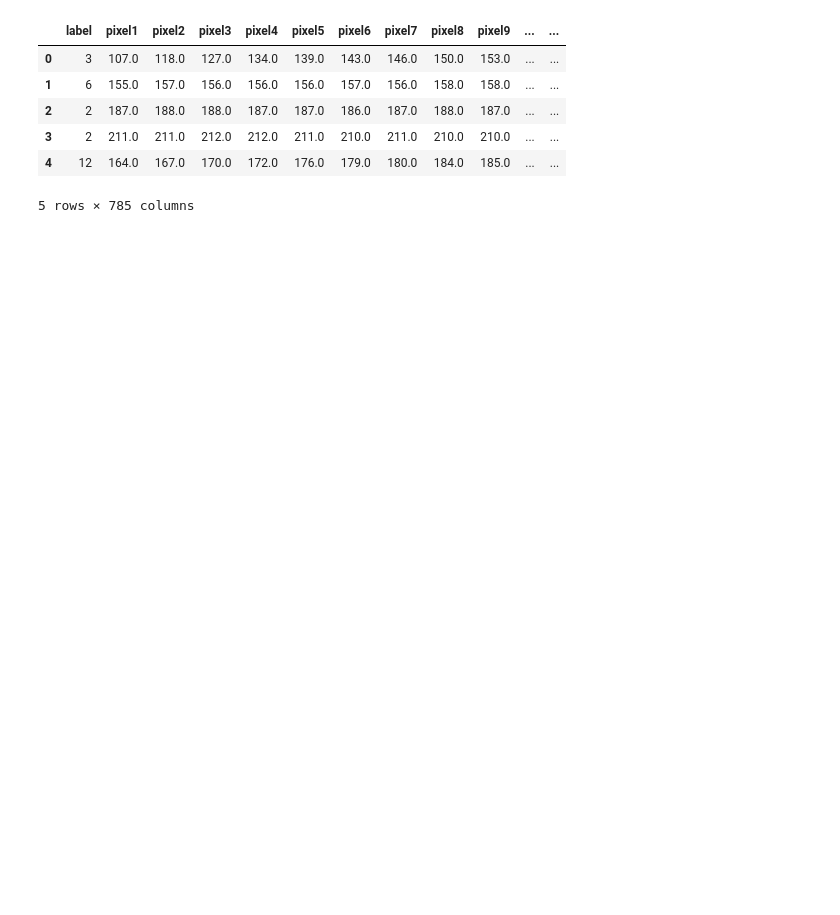
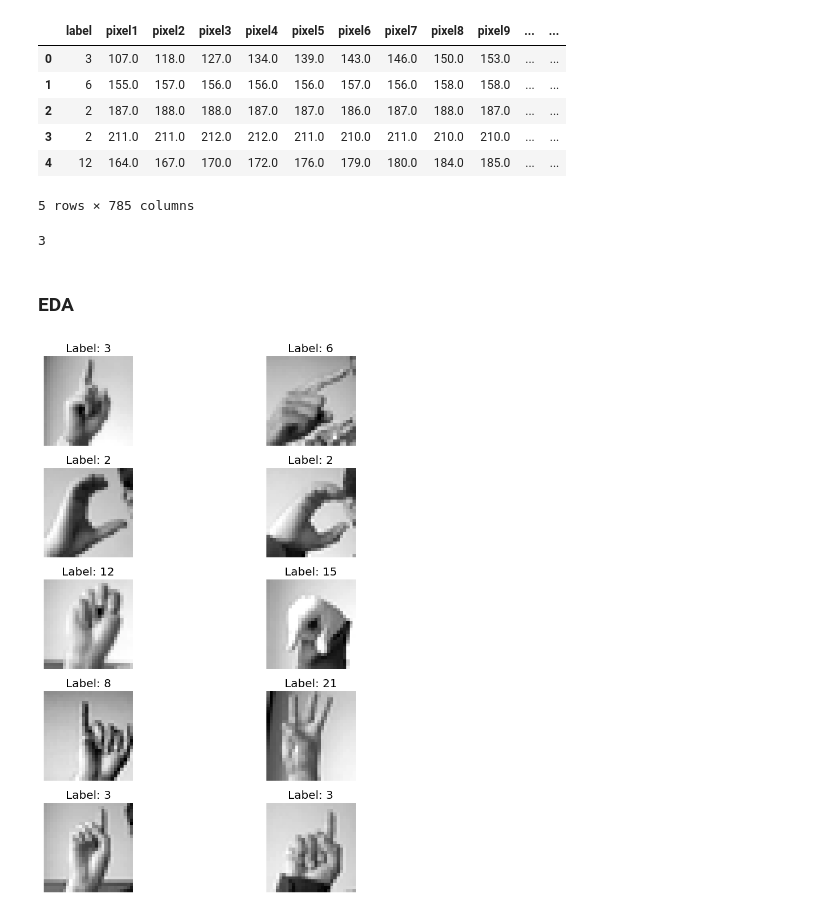
Before and after one commit to JamesMbeti/KSL-FINGERSPELLING-RECOGNITION, a Jupyter notebook: CNN2.ipynb, the cells around one changed output. Cells and saved outputs as stored; diff of their text form; code cells hidden in the pictures; blank space fills up the shorter version.

```diff
--- a/CNN2.ipynb
+++ b/CNN2.ipynb
@@ -23,6 +33,7 @@
 #importing necessary libraries
 import pandas as pd
 import numpy as np
+import seaborn as sns
 import matplotlib.pyplot as plt
 from PIL import Image
 from keras.preprocessing.image import ImageDataGenerator
@@ -30,3 +41,4 @@ from tensorflow.keras.utils import array_to_img, img_to_array
 import cv2
 
 np.random.seed(180)
+plt.style.use("ggplot")
@@ -153,3 +166,38 @@ train.head()
 | 3 | 2 | 211.0 | 211.0 | 212.0 | 212.0 | 211.0 | 210.0 | 211.0 | 210.0 | 210.0 | ... | ... |
 | 4 | 12 | 164.0 | 167.0 | 170.0 | 172.0 | 176.0 | 179.0 | 180.0 | 184.0 | 185.0 | ... | ... |
 5 rows × 785 columns
+# %%
+# Checking for duplicates
+train.duplicated().sum()
+# %% [output]
+3
+# %%
+# Dropping duplicated rows
+train.drop_duplicates(inplace=True)
+# %% [markdown]
+### EDA
+# %%
+#displaying images
+# Extract pixel values and labels
+pixel_columns = train.columns[1:]  # Exclude the label column
+pixel_values = train[pixel_columns].values
+labels = train['label'].values
+
+# Display images
+fig, axes = plt.subplots(5, 2, figsize=(8, 10))
+fig.tight_layout()
+
+# Display images
+for i in range(10):
+    row = i // 2  # Calculate the row index
+    col = i % 2   # Calculate the column index
+    pixel_array = pixel_values[i].reshape(28, 28)  # Assuming the original image size is 28x28
+    # Display image on the corresponding subplot
+    axes[row, col].imshow(pixel_array, cmap='gray')
+    axes[row, col].set_title('Label: ' + str(labels[i]))
+    axes[row, col].axis('off')
+
+# Show the plot
+plt.show()
+# %% [output]
+[figure, added]
```
Also changed, not shown: parts of 14 cells of this notebook.
